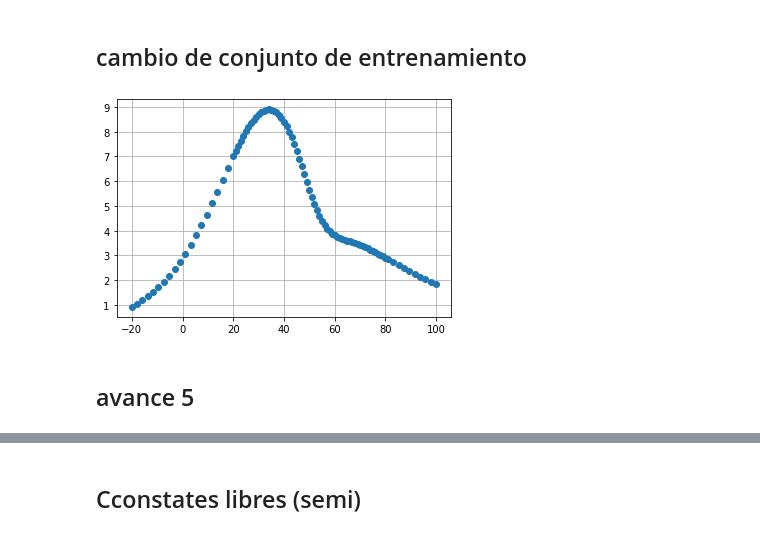
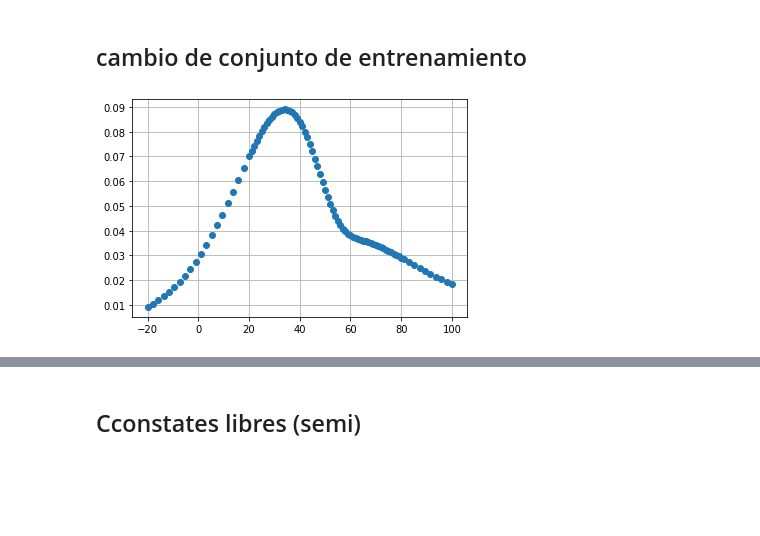
Before and after one commit to nfierroflo/Evolutionary-computation, a Jupyter notebook: evolutivacompletoc1.ipynb, the cells around one changed output, grey strips where cells are left out. Saved outputs shown, nothing was run; the diff lists cells and outputs as text; code cells hidden in the pictures; blank space fills up the shorter version.

```diff
--- a/evolutivacompletoc1.ipynb
+++ b/evolutivacompletoc1.ipynb
@@ -25,11 +25,11 @@ def GuardarDatos(datasave,filename):
 # %% [markdown]
 ## late
 # %%
-fnc1 = lambda t:100*(A*(1-beta)*np.exp(-(t-(gamma+t0))/tfall)/(1+np.exp(-(t-t0)/trise)))
+fnc1 = lambda t:(A*(1-beta)*np.exp(-(t-(gamma+t0))/tfall)/(1+np.exp(-(t-t0)/trise)))
 # %% [markdown]
 ## early
 # %%
-fnc2 = lambda t:100*(A*(1-beta*(t-t0)/gamma)/(1+np.exp(-(t-t0)/trise)))
+fnc2 = lambda t:(A*(1-beta*(t-t0)/gamma)/(1+np.exp(-(t-t0)/trise)))
 # %% [markdown]
 ## guardar Datos
 # %%
@@ -92,13 +94,13 @@ t=np.concatenate((t1,t2,t3))
 # %%
 ylate=fnc1(t)
 yearly=fnc2(t)
 aux=0.2*(t-(gamma+t0))
 gt=sigmoid(aux)
-Totalv2=yearly*(1-gt)+ylate*gt
-plt.plot(t,Totalv2,'o')
+Totalv3=yearly*(1-gt)+ylate*gt
+plt.plot(t,Totalv3,'o')
 plt.grid()
 # %% [output]
-[figure, old version]
+[figure, new version]
 # %%
 for i in range(len(t)):
   c=t[i]
@@ -110,5 +112,3 @@ g1=lambda x:
 g2=lambda x:
 
 plotResult(t,Totalv2,g0(t),g1(t), g2(t),'Explicito, Fitnes Default')
-# %% [markdown]
-## avance 5
```
Also changed, not shown: parts of 8 cells of this notebook.
